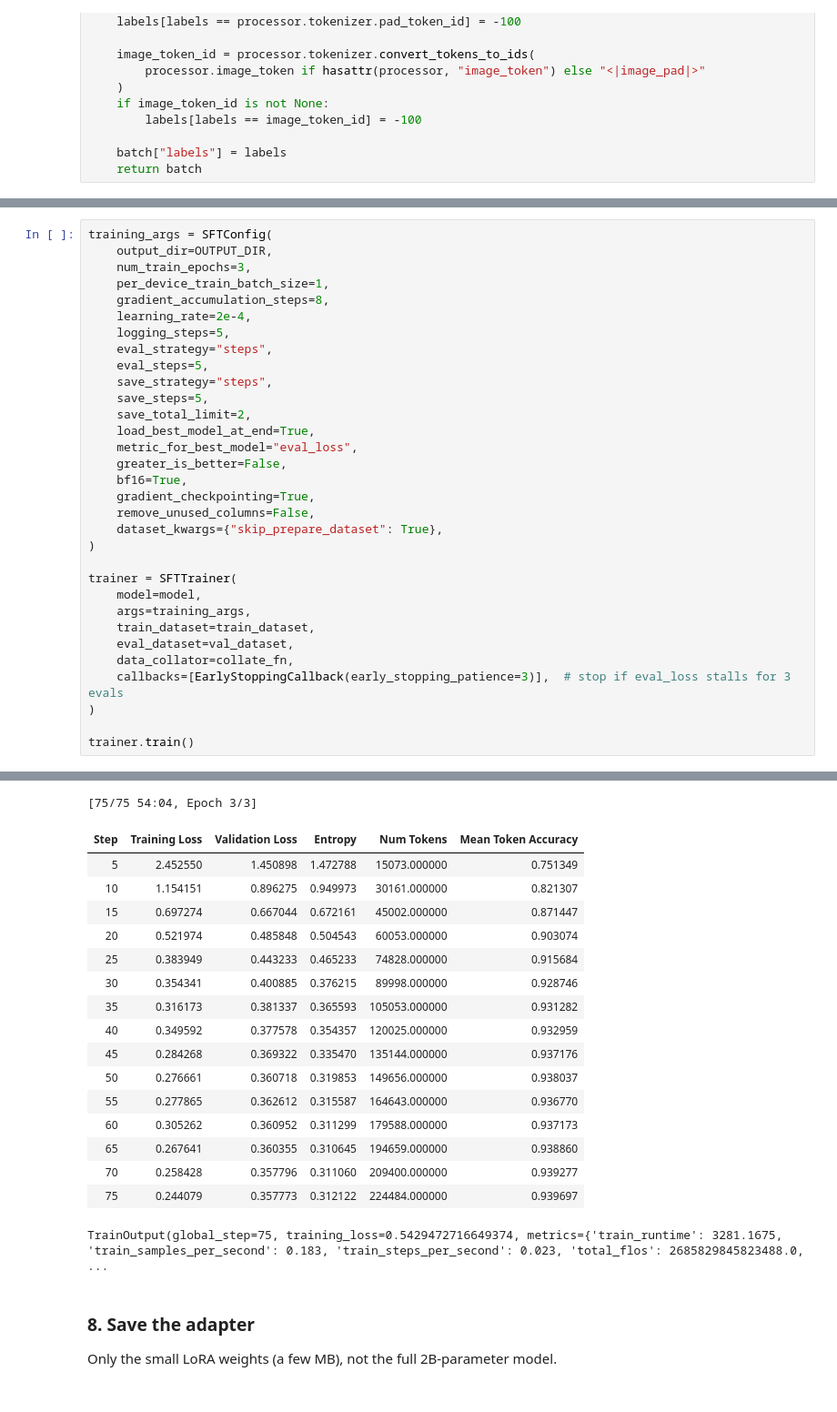
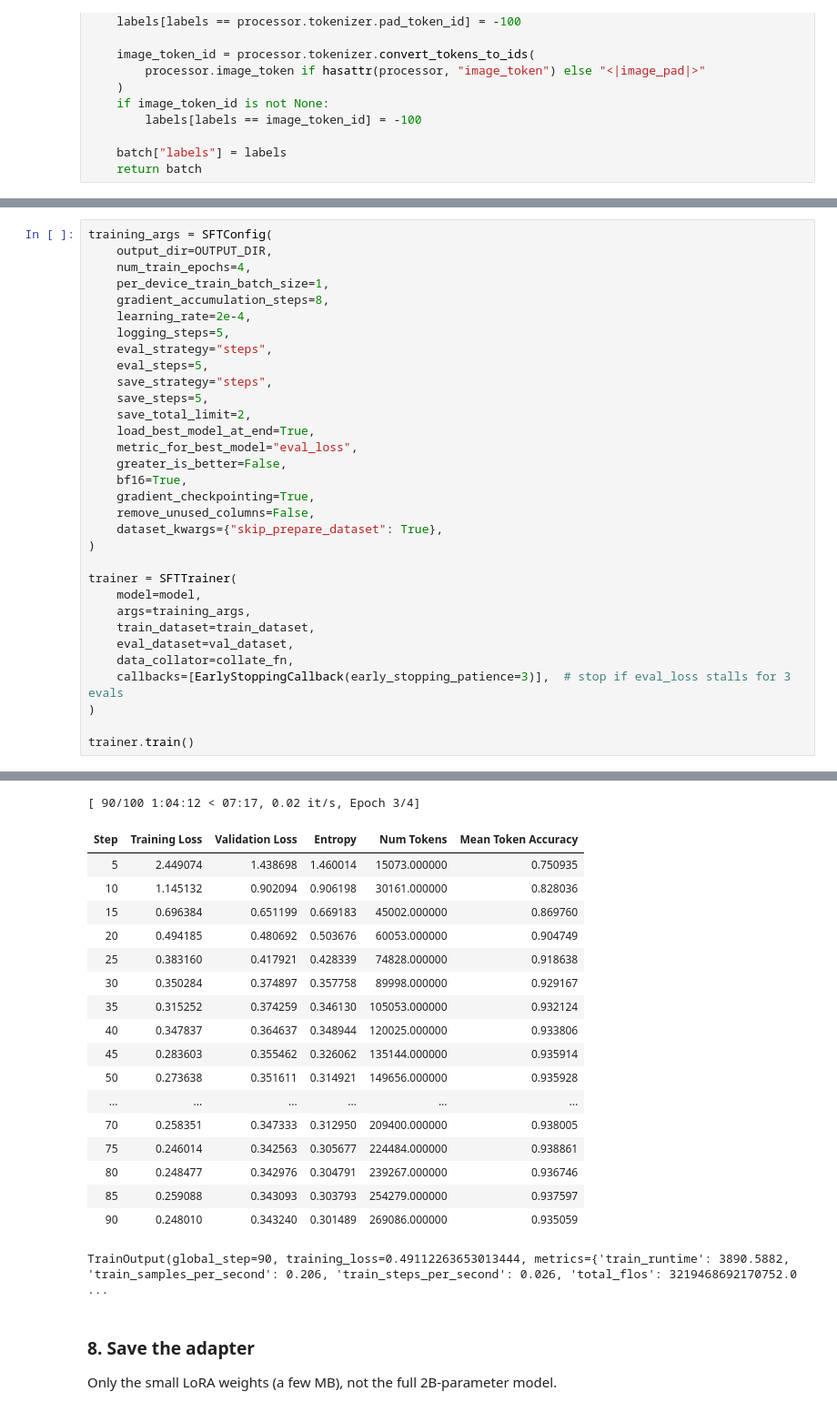
Before and after one commit to fkyria/vlm-robotics-finetune, a Jupyter notebook: finetune_vlm_qlora.ipynb, the cells around one changed output, grey strips where cells are left out. Shown at 91% size. Drawn from its saved outputs; the diff is of its cells as text.

Commit message:
Experiment: 4 epochs

```diff
--- a/finetune_vlm_qlora.ipynb
+++ b/finetune_vlm_qlora.ipynb
@@ -177,55 +181,56 @@ def collate_fn(examples):
 # %%
 training_args = SFTConfig(
     output_dir=OUTPUT_DIR,
-    num_train_epochs=3,
+    num_train_epochs=4,
     per_device_train_batch_size=1,
     gradient_accumulation_steps=8,
     learning_rate=2e-4,
     logging_steps=5,
     eval_strategy="steps",
     eval_steps=5,
     save_strategy="steps",
     save_steps=5,
     save_total_limit=2,
     load_best_model_at_end=True,
     metric_for_best_model="eval_loss",
     greater_is_better=False,
     bf16=True,
     gradient_checkpointing=True,
     remove_unused_columns=False,
     dataset_kwargs={"skip_prepare_dataset": True},
 )
 
 trainer = SFTTrainer(
     model=model,
     args=training_args,
     train_dataset=train_dataset,
     eval_dataset=val_dataset,
     data_collator=collate_fn,
     callbacks=[EarlyStoppingCallback(early_stopping_patience=3)],  # stop if eval_loss stalls for 3 evals
 )
 
 trainer.train()
 # %% [output]
 [transformers] The tokenizer has new PAD/BOS/EOS tokens that differ from the model config and generation config. The model config and generation config were aligned accordingly, being updated with the ...
-[75/75 54:04, Epoch 3/3]
+[ 90/100 1:04:12 < 07:17, 0.02 it/s, Epoch 3/4]
 | Step | Training Loss | Validation Loss | Entropy | Num Tokens | Mean Token Accuracy |
-| 5 | 2.452550 | 1.450898 | 1.472788 | 15073.000000 | 0.751349 |
-| 10 | 1.154151 | 0.896275 | 0.949973 | 30161.000000 | 0.821307 |
-| 15 | 0.697274 | 0.667044 | 0.672161 | 45002.000000 | 0.871447 |
-| 20 | 0.521974 | 0.485848 | 0.504543 | 60053.000000 | 0.903074 |
-| 25 | 0.383949 | 0.443233 | 0.465233 | 74828.000000 | 0.915684 |
-| 30 | 0.354341 | 0.400885 | 0.376215 | 89998.000000 | 0.928746 |
-| 35 | 0.316173 | 0.381337 | 0.365593 | 105053.000000 | 0.931282 |
-| 40 | 0.349592 | 0.377578 | 0.354357 | 120025.000000 | 0.932959 |
-| 45 | 0.284268 | 0.369322 | 0.335470 | 135144.000000 | 0.937176 |
-| 50 | 0.276661 | 0.360718 | 0.319853 | 149656.000000 | 0.938037 |
-| 55 | 0.277865 | 0.362612 | 0.315587 | 164643.000000 | 0.936770 |
-| 60 | 0.305262 | 0.360952 | 0.311299 | 179588.000000 | 0.937173 |
-| 65 | 0.267641 | 0.360355 | 0.310645 | 194659.000000 | 0.938860 |
-| 70 | 0.258428 | 0.357796 | 0.311060 | 209400.000000 | 0.939277 |
-| 75 | 0.244079 | 0.357773 | 0.312122 | 224484.000000 | 0.939697 |
+| 5 | 2.449074 | 1.438698 | 1.460014 | 15073.000000 | 0.750935 |
+| 10 | 1.145132 | 0.902094 | 0.906198 | 30161.000000 | 0.828036 |
+| 15 | 0.696384 | 0.651199 | 0.669183 | 45002.000000 | 0.869760 |
+| 20 | 0.494185 | 0.480692 | 0.503676 | 60053.000000 | 0.904749 |
+| 25 | 0.383160 | 0.417921 | 0.428339 | 74828.000000 | 0.918638 |
+| 30 | 0.350284 | 0.374897 | 0.357758 | 89998.000000 | 0.929167 |
+| 35 | 0.315252 | 0.374259 | 0.346130 | 105053.000000 | 0.932124 |
+| 40 | 0.347837 | 0.364637 | 0.348944 | 120025.000000 | 0.933806 |
+| 45 | 0.283603 | 0.355462 | 0.326062 | 135144.000000 | 0.935914 |
+| 50 | 0.273638 | 0.351611 | 0.314921 | 149656.000000 | 0.935928 |
+| ... | ... | ... | ... | ... | ... |
+| 70 | 0.258351 | 0.347333 | 0.312950 | 209400.000000 | 0.938005 |
+| 75 | 0.246014 | 0.342563 | 0.305677 | 224484.000000 | 0.938861 |
+| 80 | 0.248477 | 0.342976 | 0.304791 | 239267.000000 | 0.936746 |
+| 85 | 0.259088 | 0.343093 | 0.303793 | 254279.000000 | 0.937597 |
+| 90 | 0.248010 | 0.343240 | 0.301489 | 269086.000000 | 0.935059 |
-TrainOutput(global_step=75, training_loss=0.5429472716649374, metrics={'train_runtime': 3281.1675, 'train_samples_per_second': 0.183, 'train_steps_per_second': 0.023, 'total_flos': 2685829845823488.0, ...
+TrainOutput(global_step=90, training_loss=0.49112263653013444, metrics={'train_runtime': 3890.5882, 'train_samples_per_second': 0.206, 'train_steps_per_second': 0.026, 'total_flos': 3219468692170752.0 ...
 # %% [markdown]
 ### 8. Save the adapter
 Only the small LoRA weights (a few MB), not the full 2B-parameter model.
```
Also changed, not shown: parts of 4 cells of this notebook.
